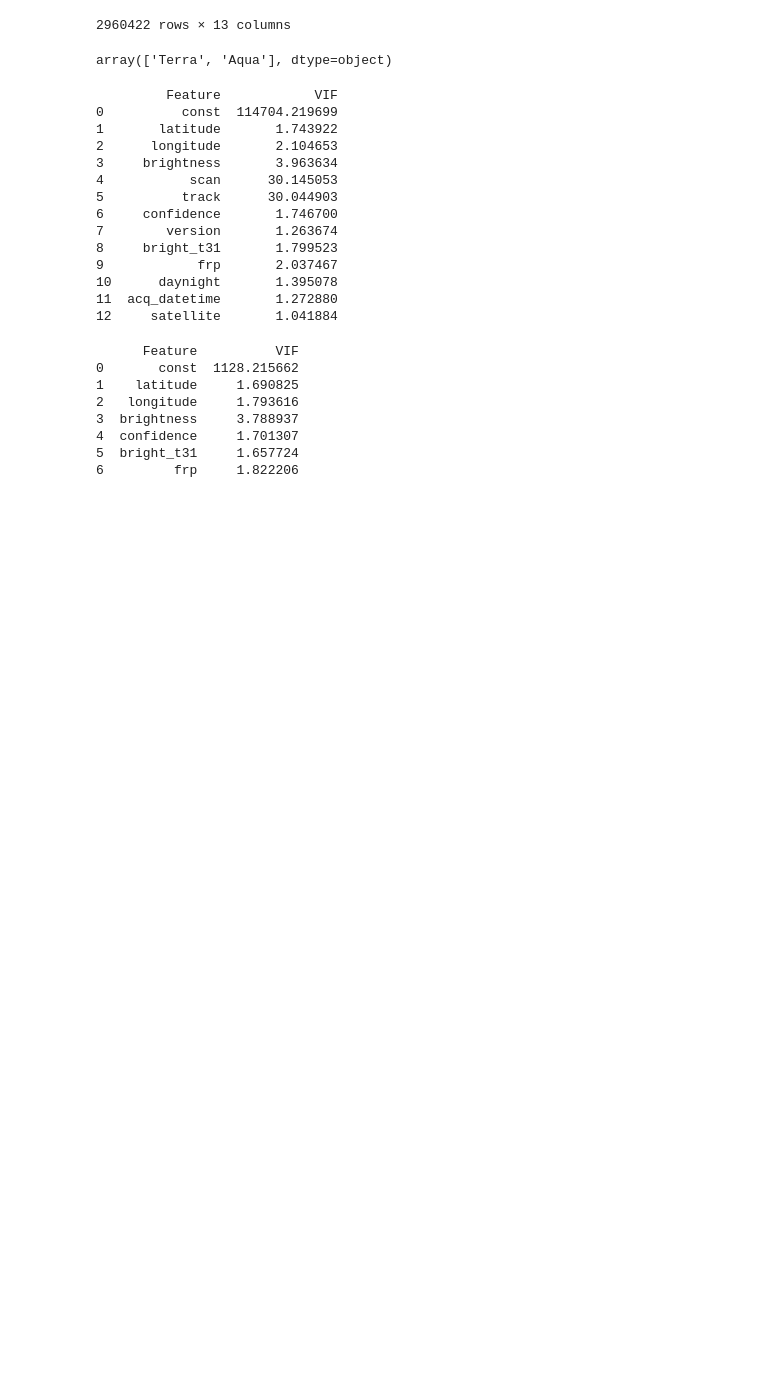
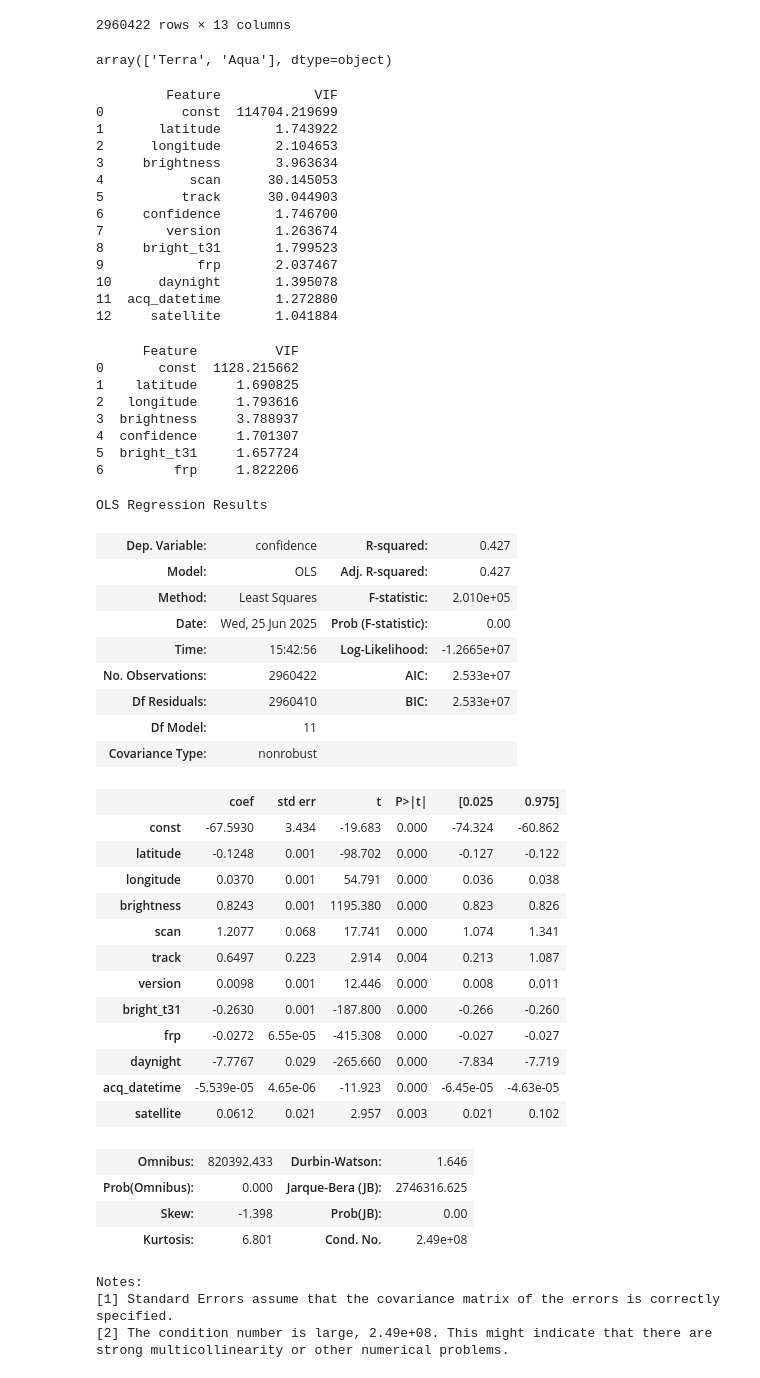
Before and after one commit to Friendly-Aid/FIRMS-data-analysis, a Jupyter notebook: test.ipynb, the cells around one changed output. Saved outputs shown, nothing was run; the diff lists cells and outputs as text; code cells hidden in the pictures; blank space fills up the shorter version.

```diff
--- a/test.ipynb
+++ b/test.ipynb
@@ -266,3 +280,49 @@ print(vif_data)
 4  confidence     1.701307
 5  bright_t31     1.657724
 6         frp     1.822206
+# %%
+import statsmodels.api as sm
+
+temp_data = add_constant(data[['latitude','longitude','brightness','scan','track','confidence','version','bright_t31','frp','daynight','acq_datetime','satellite']])
+temp_data['daynight']=temp_data['daynight'].map({'N':0,'D':1})
+temp_data['acq_datetime'] = temp_data['acq_datetime'].apply(lambda x: x.toordinal())
+temp_data['satellite']=temp_data['satellite'].map({"Terra":0,'Aqua':1})
+
+X=temp_data.drop(['confidence'],axis=1)
+X=sm.add_constant(X)
+y=temp_data['confidence']
+model=sm.OLS(y,X).fit()
+
+model.summary()
+# %% [output]
+OLS Regression Results
+| Dep. Variable: | confidence | R-squared: | 0.427 |
+| Model: | OLS | Adj. R-squared: | 0.427 |
+| Method: | Least Squares | F-statistic: | 2.010e+05 |
+| Date: | Wed, 25 Jun 2025 | Prob (F-statistic): | 0.00 |
+| Time: | 15:42:56 | Log-Likelihood: | -1.2665e+07 |
+| No. Observations: | 2960422 | AIC: | 2.533e+07 |
+| Df Residuals: | 2960410 | BIC: | 2.533e+07 |
+| Df Model: | 11 |  |  |
+| Covariance Type: | nonrobust |  |  |
+|  | coef | std err | t | P>|t| | [0.025 | 0.975] |
+| const | -67.5930 | 3.434 | -19.683 | 0.000 | -74.324 | -60.862 |
+| latitude | -0.1248 | 0.001 | -98.702 | 0.000 | -0.127 | -0.122 |
+| longitude | 0.0370 | 0.001 | 54.791 | 0.000 | 0.036 | 0.038 |
+| brightness | 0.8243 | 0.001 | 1195.380 | 0.000 | 0.823 | 0.826 |
+| scan | 1.2077 | 0.068 | 17.741 | 0.000 | 1.074 | 1.341 |
+| track | 0.6497 | 0.223 | 2.914 | 0.004 | 0.213 | 1.087 |
+| version | 0.0098 | 0.001 | 12.446 | 0.000 | 0.008 | 0.011 |
+| bright_t31 | -0.2630 | 0.001 | -187.800 | 0.000 | -0.266 | -0.260 |
+| frp | -0.0272 | 6.55e-05 | -415.308 | 0.000 | -0.027 | -0.027 |
+| daynight | -7.7767 | 0.029 | -265.660 | 0.000 | -7.834 | -7.719 |
+| acq_datetime | -5.539e-05 | 4.65e-06 | -11.923 | 0.000 | -6.45e-05 | -4.63e-05 |
+| satellite | 0.0612 | 0.021 | 2.957 | 0.003 | 0.021 | 0.102 |
+| Omnibus: | 820392.433 | Durbin-Watson: | 1.646 |
+| Prob(Omnibus): | 0.000 | Jarque-Bera (JB): | 2746316.625 |
+| Skew: | -1.398 | Prob(JB): | 0.00 |
+| Kurtosis: | 6.801 | Cond. No. | 2.49e+08 |
+Notes:
+[1] Standard Errors assume that the covariance matrix of the errors is correctly specified.
+[2] The condition number is large, 2.49e+08. This might indicate that there are
+strong multicollinearity or other numerical problems.
```
Also changed, not shown: parts of 10 cells of this notebook, 2 other files.
